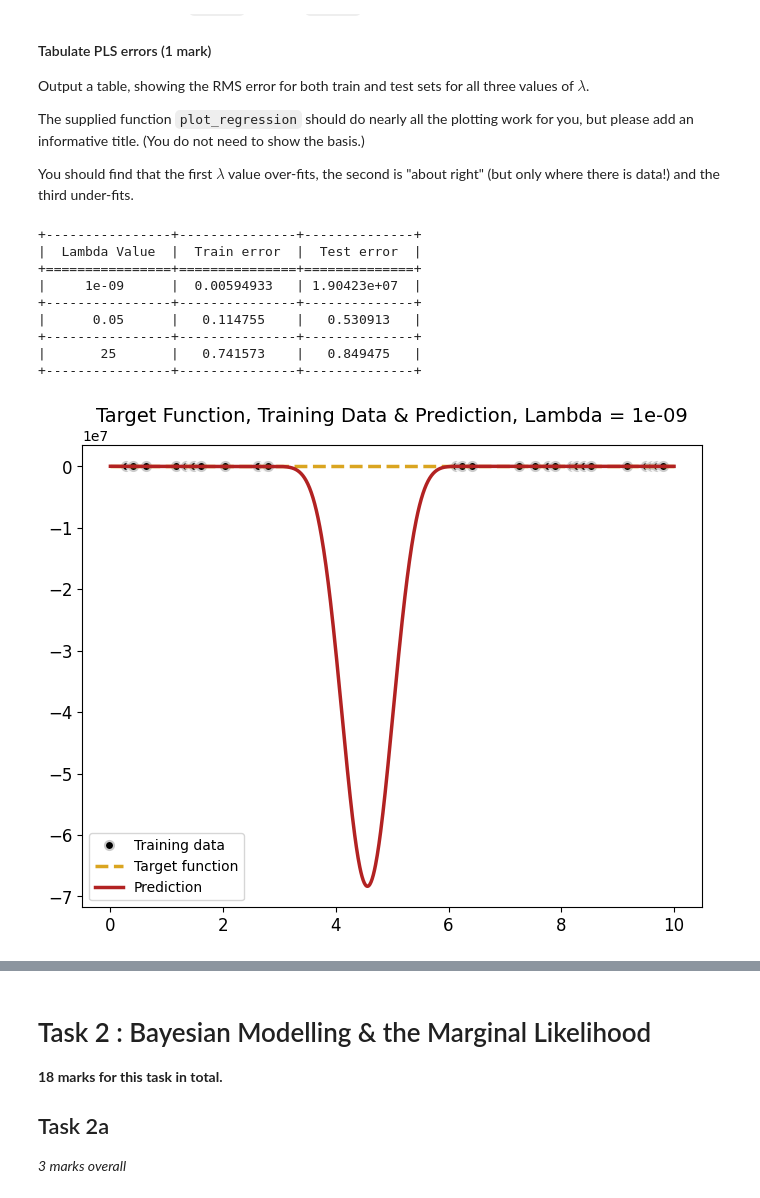
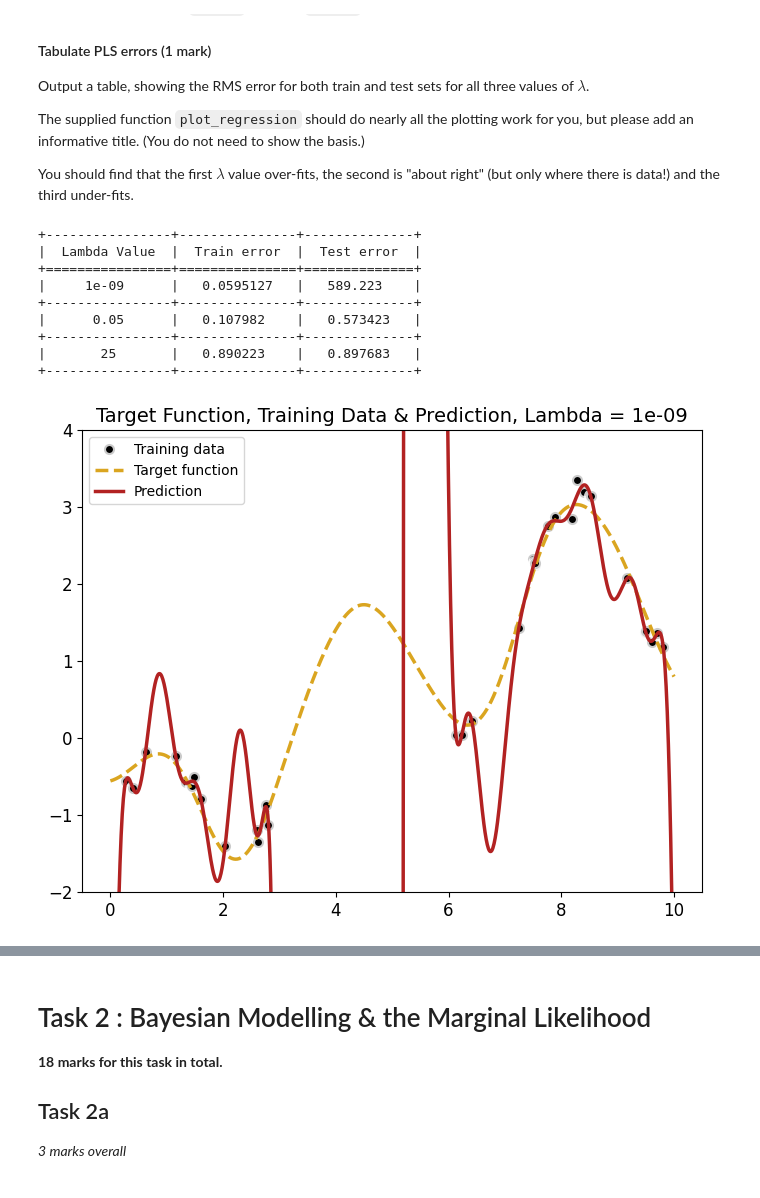
Before and after one commit to Salceid0/proyecto-bath, a Jupyter notebook: BayesianML/Coursework1/CM50268-Coursework-1.ipynb, the cells around one changed output, grey strips where cells are left out. Cells and saved outputs as stored; diff of their text form; code cells hidden in the pictures.

```diff
--- a/BayesianML/Coursework1/CM50268-Coursework-1.ipynb
+++ b/BayesianML/Coursework1/CM50268-Coursework-1.ipynb
@@ -250,10 +250,10 @@ def fit_pls(PHI, y, lam):
     #
     #### **** YOUR CODE HERE **** ####
     #
-    if np.isclose(lam,0):
+    if False:#np.isclose(lam,0):
         w = np.linalg.lstsq(PHI,y,rcond=None)[0]
     else:
-        w = np.linalg.inv(PHI.T @ PHI + lam * np.identity(PHI.shape[0])) @ PHI.T @ y
+        w = np.linalg.inv(PHI.T @ PHI + lam * np.identity(PHI.shape[1])) @ PHI.T @ y
     return w
 # %% [markdown]
 ## Task 1b
@@ -298,45 +298,45 @@ def assess_predictor(model_rbf, lamb, x__train, y__train, x__test, y__test):
     PHI_test = model_rbf.evaluate(x__test)
     w = fit_pls(PHI_train, y__train, lamb)
     f_train = PHI_train @ w
-    f_test = PHI_test @ w
+    f_test = PHI_test@ w
 
     error_train = setup.error_rms(y__train, f_train)
     error_test = setup.error_rms(y__test, f_test)
-    setup.plot_regression(x__train, y__train, x__test, y__test, y_predict=f_test, title=f"Target Function, Training Data & Prediction, Lambda = {lamb}", legend=True, y_lim=(-2,4))
+    setup.plot_regression(x__train, y__train, x__test, y__test, y_predict=f_test, title=f"Target Function, Training Data & Prediction, Lambda = {lamb}", legend=True, ylim=(-2,4))
     return error_train, error_test
 # %%
 # Output your table here
 #
 #### **** YOUR CODE HERE **** ####
 #
 # Add code to plot the requested graphs for lambda_value=1e-9, 0.05 and 25 respectively,
 # while simultaneously compiling a table of errors
 #
 #### **** YOUR CODE HERE **** ####
 #
-model_rbf = setup.RBFGenerator(centres, width=1, bias=True)
+model_rbf = setup.RBFGenerator(centres, width=0.75, bias=True)
 PHI_train = model_rbf.evaluate(x_train)
 PHI_val = model_rbf.evaluate(x_val)
 PHI_test = model_rbf.evaluate(x_test)
 errors = []
 lambda_val=[1e-9,0.05,25]
 
 for lamb in lambda_val:
     error_train, error_test = assess_predictor(model_rbf, lamb, x_train, y_train, x_test, y_test)
     d={}
     d["Lambda Value"] = lamb
     d["Train error"] = error_train
     d["Test error"] = error_test
     errors.append(d)
 print(setup.tabulate(errors, headers="keys", tablefmt="grid", colalign=("center", "center", "center")))
 # %% [output]
 +----------------+---------------+--------------+
 |  Lambda Value  |  Train error  |  Test error  |
 +================+===============+==============+
-|     1e-09      |  0.00594933   | 1.90423e+07  |
+|     1e-09      |   0.0595127   |   589.223    |
 +----------------+---------------+--------------+
-|      0.05      |   0.114755    |   0.530913   |
+|      0.05      |   0.107982    |   0.573423   |
 +----------------+---------------+--------------+
-|       25       |   0.741573    |   0.849475   |
+|       25       |   0.890223    |   0.897683   |
 +----------------+---------------+--------------+
-[figure, old version]
+[figure, new version]
```
Also changed, not shown: parts of 5 cells of this notebook.
